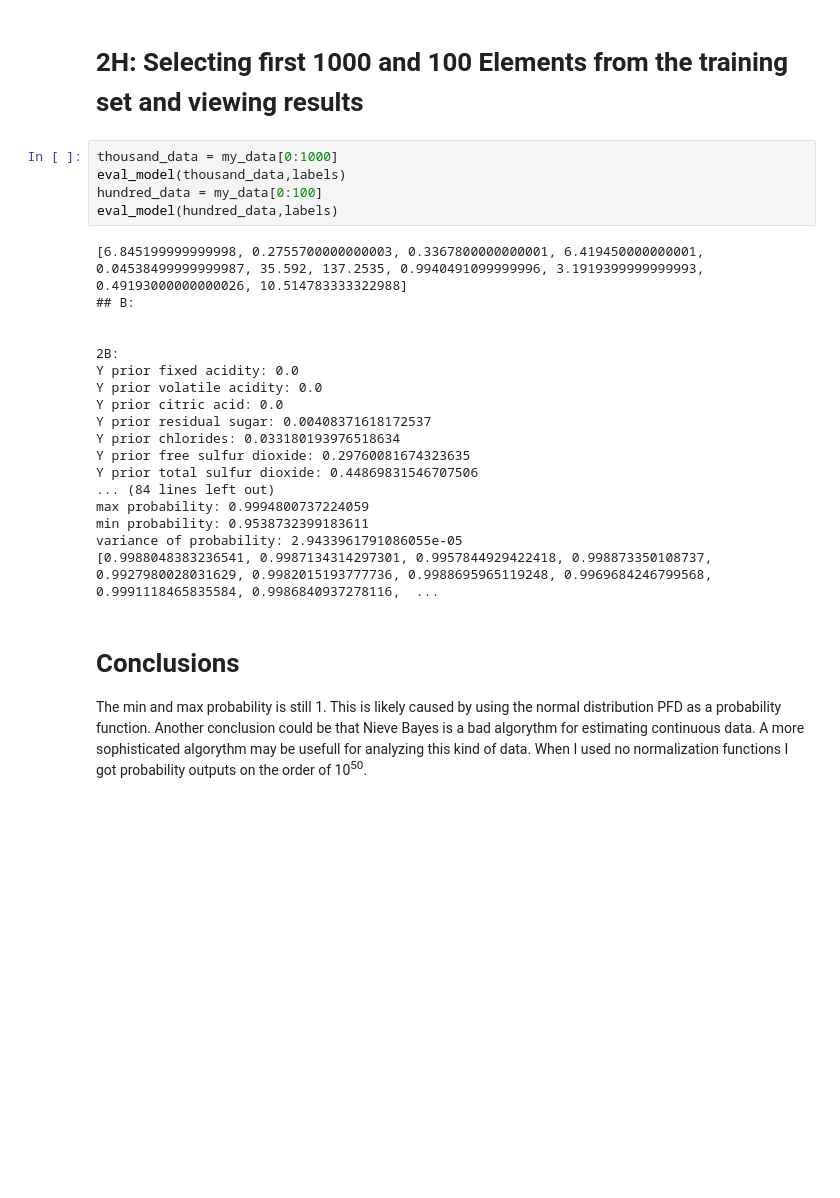
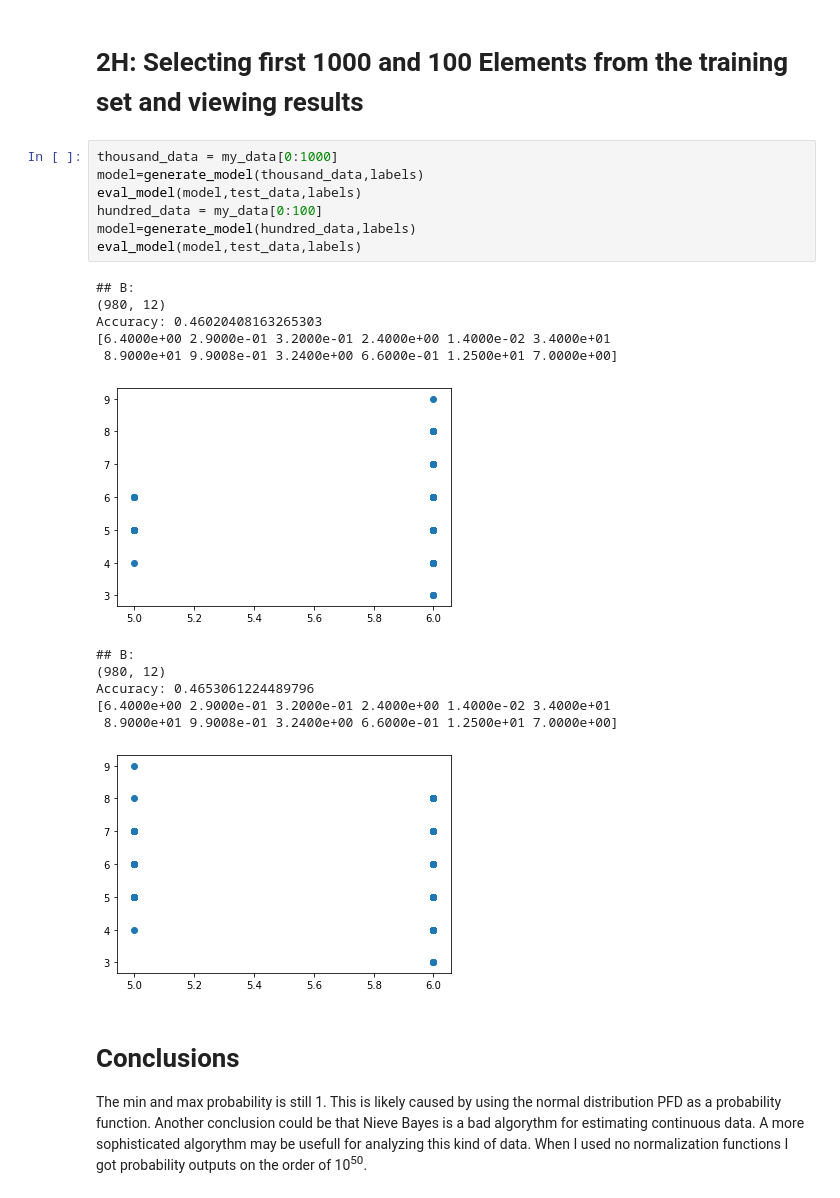
Before and after one commit to scifi6546/cs480-ml, a Jupyter notebook: 0/Assignment 1 DTS.ipynb, the cells around one changed output. Drawn from its saved outputs; the diff is of its cells as text; blank space fills up the shorter version.

```diff
--- a/0/Assignment 1 DTS.ipynb
+++ b/0/Assignment 1 DTS.ipynb
@@ -586,27 +570,24 @@ Currently the results show a very high maximum probability. This is likely cause
 # 2H: Selecting first 1000 and 100 Elements from the training set and viewing results
 # %%
 thousand_data = my_data[0:1000]
-eval_model(thousand_data,labels)
+model=generate_model(thousand_data,labels)
+eval_model(model,test_data,labels)
 hundred_data = my_data[0:100]
-eval_model(hundred_data,labels)
+model=generate_model(hundred_data,labels)
+eval_model(model,test_data,labels)
 # %% [output]
-[6.845199999999998, 0.2755700000000003, 0.3367800000000001, 6.419450000000001, 0.04538499999999987, 35.592, 137.2535, 0.9940491099999996, 3.1919399999999993, 0.49193000000000026, 10.514783333322988]
 ## B:
-
-
-2B:
-Y prior fixed acidity: 0.0
-Y prior volatile acidity: 0.0
-Y prior citric acid: 0.0
-Y prior residual sugar: 0.00408371618172537
-Y prior chlorides: 0.033180193976518634
-Y prior free sulfur dioxide: 0.29760081674323635
-Y prior total sulfur dioxide: 0.44869831546707506
-... (84 lines left out)
-max probability: 0.9994800737224059
-min probability: 0.9538732399183611
-variance of probability: 2.9433961791086055e-05
-[0.9988048383236541, 0.9987134314297301, 0.9957844929422418, 0.998873350108737, 0.9927980028031629, 0.9982015193777736, 0.9988695965119248, 0.9969684246799568, 0.9991118465835584, 0.9986840937278116,  ...
+(980, 12)
+Accuracy: 0.46020408163265303
+[6.4000e+00 2.9000e-01 3.2000e-01 2.4000e+00 1.4000e-02 3.4000e+01
+ 8.9000e+01 9.9008e-01 3.2400e+00 6.6000e-01 1.2500e+01 7.0000e+00]
+[figure, added]
+## B:
+(980, 12)
+Accuracy: 0.4653061224489796
+[6.4000e+00 2.9000e-01 3.2000e-01 2.4000e+00 1.4000e-02 3.4000e+01
+ 8.9000e+01 9.9008e-01 3.2400e+00 6.6000e-01 1.2500e+01 7.0000e+00]
+[figure, added]
 # %% [markdown]
 # Conclusions
 The min and max probability is still 1. This is likely caused by using the normal distribution PFD as a probability function. Another conclusion could be that Nieve Bayes is a bad algorythm for estimating continuous data. A more sophisticated algorythm may be usefull for analyzing this kind of data. When I used no normalization functions I got probability outputs on the order of 10<sup>50</sup>.
```
Also changed, not shown: parts of 6 cells of this notebook.
